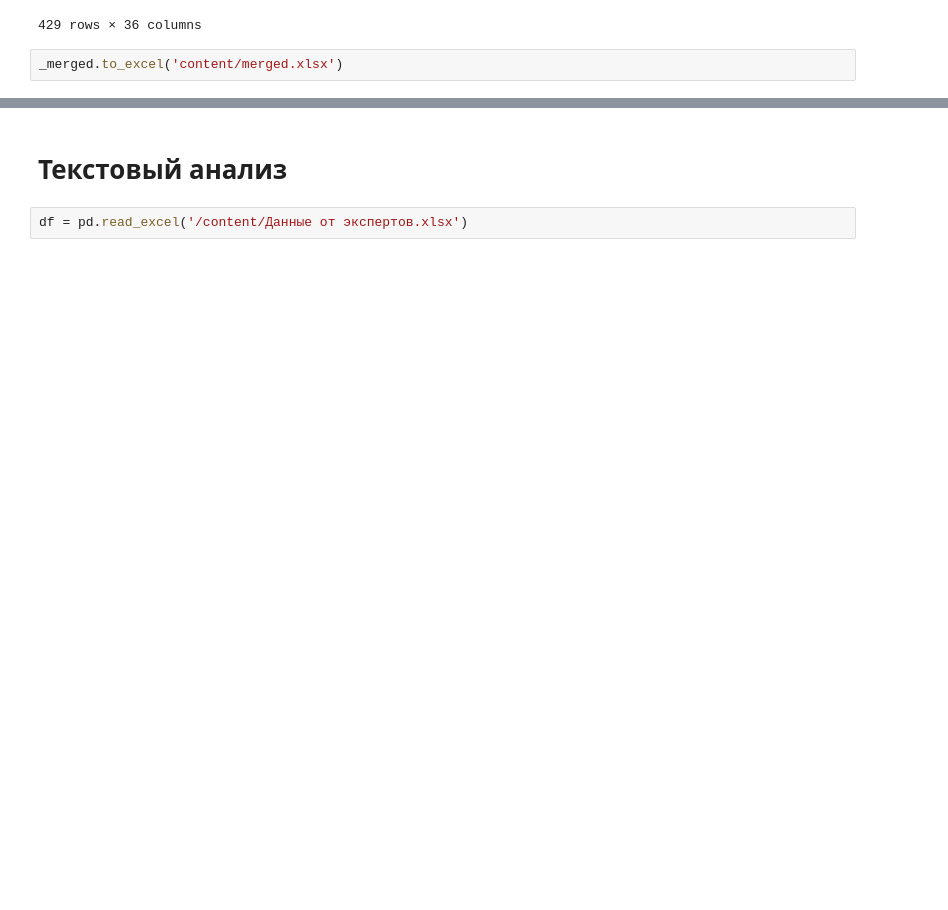
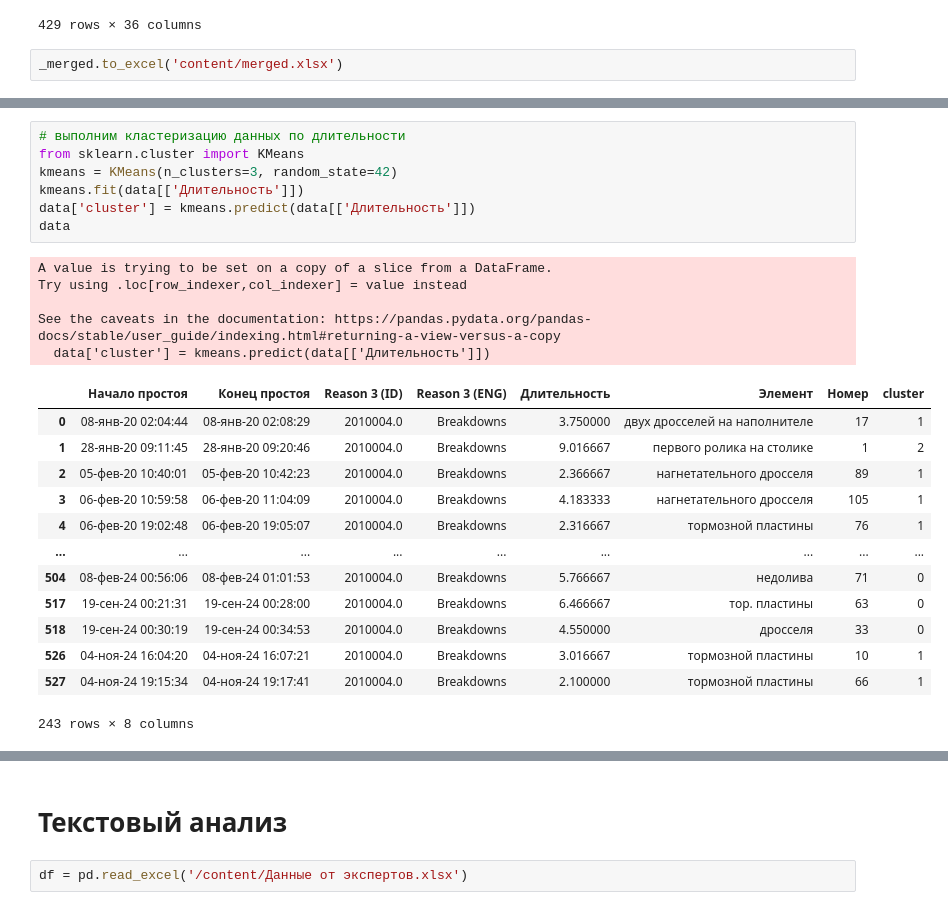
Before and after one commit to MBFROBO/hack_baltica, a Jupyter notebook: data_scanning.ipynb, the cells around one changed output, grey strips where cells are left out. Drawn from its saved outputs; the diff is of its cells as text; blank space fills up the shorter version.

```diff
--- a/data_scanning.ipynb
+++ b/data_scanning.ipynb
@@ -64,0 +178,26 @@ _merged.to_excel('content/merged.xlsx')
+# %%
+# выполним кластеризацию данных по длительности
+from sklearn.cluster import KMeans
+kmeans = KMeans(n_clusters=3, random_state=42)
+kmeans.fit(data[['Длительность']])
+data['cluster'] = kmeans.predict(data[['Длительность']])
+data
+# %% [output]
+A value is trying to be set on a copy of a slice from a DataFrame.
+Try using .loc[row_indexer,col_indexer] = value instead
+
+See the caveats in the documentation: https://pandas.pydata.org/pandas-docs/stable/user_guide/indexing.html#returning-a-view-versus-a-copy
+  data['cluster'] = kmeans.predict(data[['Длительность']])
+|  | Начало простоя | Конец простоя | Reason 3 (ID) | Reason 3 (ENG) | Длительность | Элемент | Номер | cluster |
+| 0 | 08-янв-20 02:04:44 | 08-янв-20 02:08:29 | 2010004.0 | Breakdowns | 3.750000 | двух дросселей на наполнителе | 17 | 1 |
+| 1 | 28-янв-20 09:11:45 | 28-янв-20 09:20:46 | 2010004.0 | Breakdowns | 9.016667 | первого ролика на столике | 1 | 2 |
+| 2 | 05-фев-20 10:40:01 | 05-фев-20 10:42:23 | 2010004.0 | Breakdowns | 2.366667 | нагнетательного дросселя | 89 | 1 |
+| 3 | 06-фев-20 10:59:58 | 06-фев-20 11:04:09 | 2010004.0 | Breakdowns | 4.183333 | нагнетательного дросселя | 105 | 1 |
+| 4 | 06-фев-20 19:02:48 | 06-фев-20 19:05:07 | 2010004.0 | Breakdowns | 2.316667 | тормозной пластины | 76 | 1 |
+| ... | ... | ... | ... | ... | ... | ... | ... | ... |
+| 504 | 08-фев-24 00:56:06 | 08-фев-24 01:01:53 | 2010004.0 | Breakdowns | 5.766667 | недолива | 71 | 0 |
+| 517 | 19-сен-24 00:21:31 | 19-сен-24 00:28:00 | 2010004.0 | Breakdowns | 6.466667 | тор. пластины | 63 | 0 |
+| 518 | 19-сен-24 00:30:19 | 19-сен-24 00:34:53 | 2010004.0 | Breakdowns | 4.550000 | дросселя | 33 | 0 |
+| 526 | 04-ноя-24 16:04:20 | 04-ноя-24 16:07:21 | 2010004.0 | Breakdowns | 3.016667 | тормозной пластины | 10 | 1 |
+| 527 | 04-ноя-24 19:15:34 | 04-ноя-24 19:17:41 | 2010004.0 | Breakdowns | 2.100000 | тормозной пластины | 66 | 1 |
+243 rows × 8 columns
```
Also changed, not shown: parts of 14 cells of this notebook, 3 other files.
